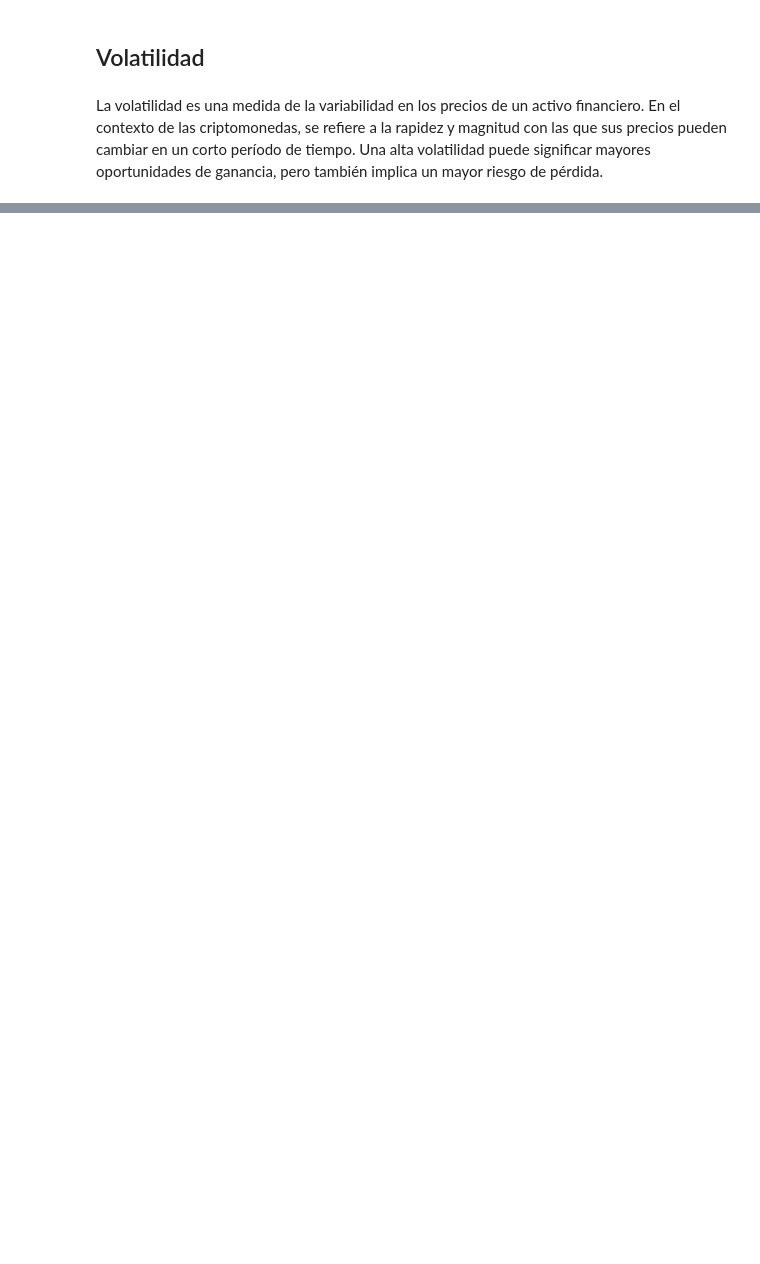
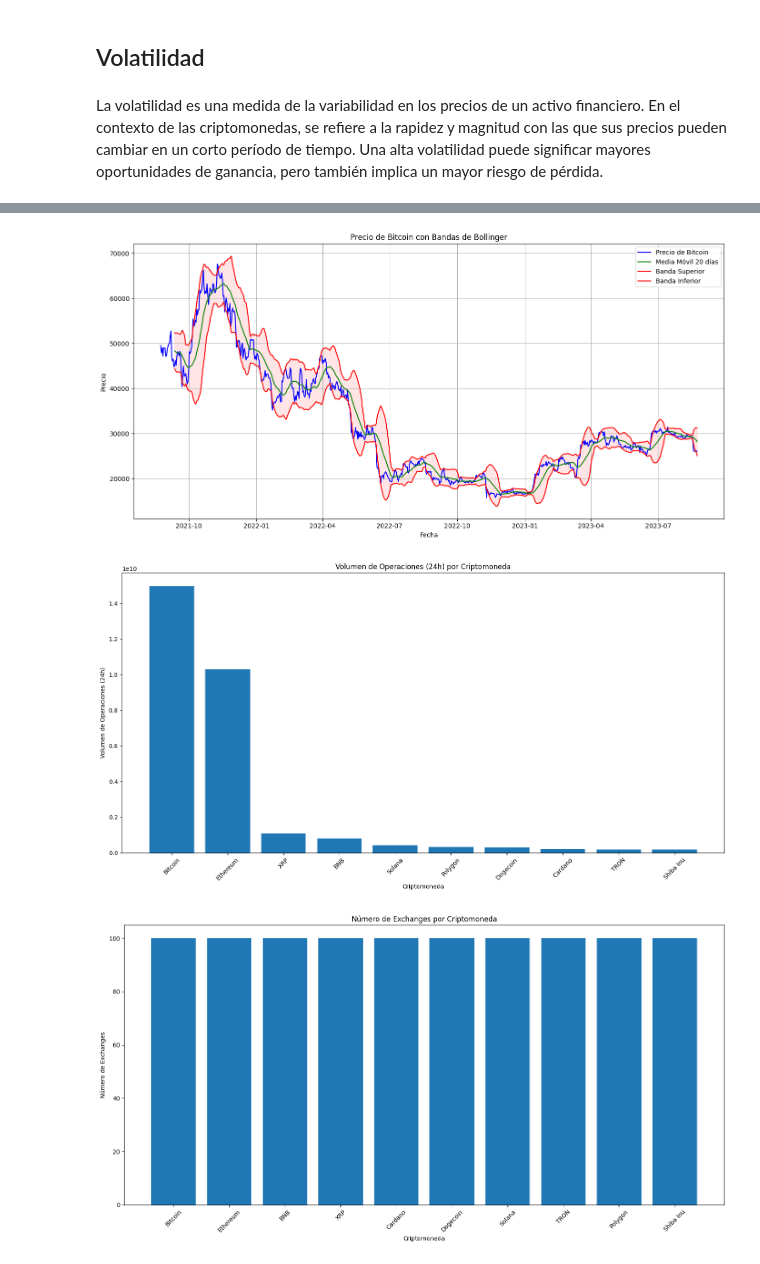
Before and after one commit to MatiasDas223/PI-DA, a Jupyter notebook: PI-PowerBI.ipynb, the cells around one changed output, grey strips where cells are left out. Cells and saved outputs as stored; diff of their text form; code cells hidden in the pictures; blank space fills up the shorter version.

```diff
--- a/PI-PowerBI.ipynb
+++ b/PI-PowerBI.ipynb
@@ -364,0 +366,79 @@ plt.show()
+# %%
+# Filtrar sólo los datos de Bitcoin
+df_bitcoin = df_final[df_final['name'] == 'bitcoin'].copy()
+
+# Calcular la SMA de 20 días
+df_bitcoin['SMA20'] = df_bitcoin['price'].rolling(window=20).mean()
+
+# Calcular la desviación estándar de 20 días
+df_bitcoin['STD20'] = df_bitcoin['price'].rolling(window=20).std()
+
+# Calcular la Banda Superior e Inferior
+df_bitcoin['Upper_Bollinger'] = df_bitcoin['SMA20'] + (df_bitcoin['STD20'] * 2)
+df_bitcoin['Lower_Bollinger'] = df_bitcoin['SMA20'] - (df_bitcoin['STD20'] * 2)
+import matplotlib.pyplot as plt
+
+# Graficar
+plt.figure(figsize=(14,7))
+plt.plot(df_bitcoin['date'], df_bitcoin['price'], label='Precio de Bitcoin', color='blue')
+plt.plot(df_bitcoin['date'], df_bitcoin['SMA20'], label='Media Móvil 20 días', color='green')
+plt.plot(df_bitcoin['date'], df_bitcoin['Upper_Bollinger'], label='Banda Superior', color='red')
+plt.plot(df_bitcoin['date'], df_bitcoin['Lower_Bollinger'], label='Banda Inferior', color='red')
+plt.fill_between(df_bitcoin['date'], df_bitcoin['Lower_Bollinger'], df_bitcoin['Upper_Bollinger'], color='red', alpha=0.1)
+plt.title('Precio de Bitcoin con Bandas de Bollinger')
+plt.xlabel('Fecha')
+plt.ylabel('Precio')
+plt.legend()
+plt.grid(True)
+plt.tight_layout()
+plt.show()
+import requests
+import pandas as pd
+
+# Lista vacía para almacenar los datos de cada criptomoneda
+data_list = []
+
+# Recorrer cada criptomoneda y obtener las métricas de CoinGecko
+for crypto in cryptos:
+    url = f"https://api.coingecko.com/api/v3/coins/{crypto}"
+    response = requests.get(url)
+    data = response.json()
+
+    data_list.append({
+        "name": data["name"],
+        "volume_24h": data["market_data"]["total_volume"]["usd"],
+        "num_exchanges": len(data["tickers"]),
+        "market_cap": data["market_data"]["market_cap"]["usd"],
+        "volume_to_marketcap_ratio": data["market_data"]["total_volume"]["usd"] / data["market_data"]["market_cap"]["usd"]
+    })
+
+# Convertir la lista de datos en un DataFrame
+liquidity_df = pd.DataFrame(data_list)
+
+# Ordenar el dataframe por volumen para una mejor visualización
+liquidity_df_sorted = liquidity_df.sort_values(by='volume_24h', ascending=False)
+
+# Gráfico de barras para Volumen 24h
+plt.figure(figsize=(15, 8))
+plt.bar(liquidity_df_sorted['name'], liquidity_df_sorted['volume_24h'])
+plt.title('Volumen de Operaciones (24h) por Criptomoneda')
+plt.xlabel('Criptomoneda')
+plt.ylabel('Volumen de Operaciones (24h)')
+plt.xticks(rotation=45)
+plt.tight_layout()
+plt.show()# Ordenar el dataframe por número de exchanges
+liquidity_df_sorted = liquidity_df.sort_values(by='num_exchanges', ascending=False)
+
+# Gráfico de barras para Número de Exchanges
+plt.figure(figsize=(15, 8))
+plt.bar(liquidity_df_sorted['name'], liquidity_df_sorted['num_exchanges'])
+plt.title('Número de Exchanges por Criptomoneda')
+plt.xlabel('Criptomoneda')
+plt.ylabel('Número de Exchanges')
+plt.xticks(rotation=45)
+plt.tight_layout()
+plt.show()
+# %% [output]
+[figure, added]
+[figure, added]
+[figure, added]
```
Also changed, not shown: parts of 11 cells of this notebook, 2 other files.
